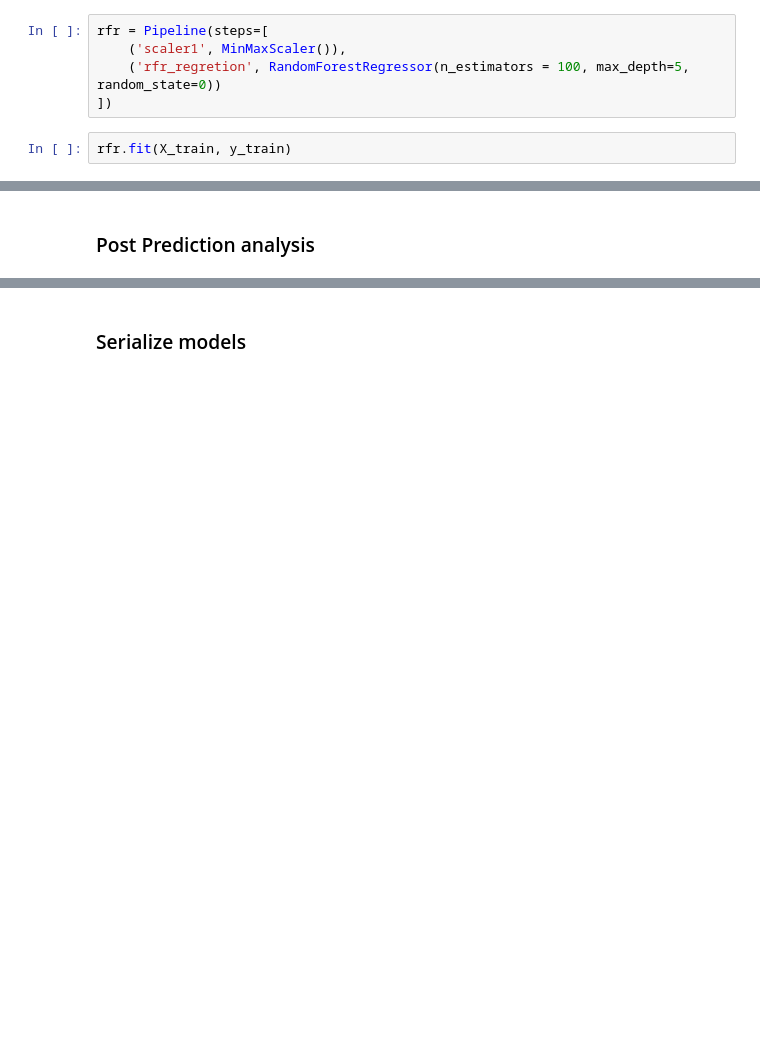
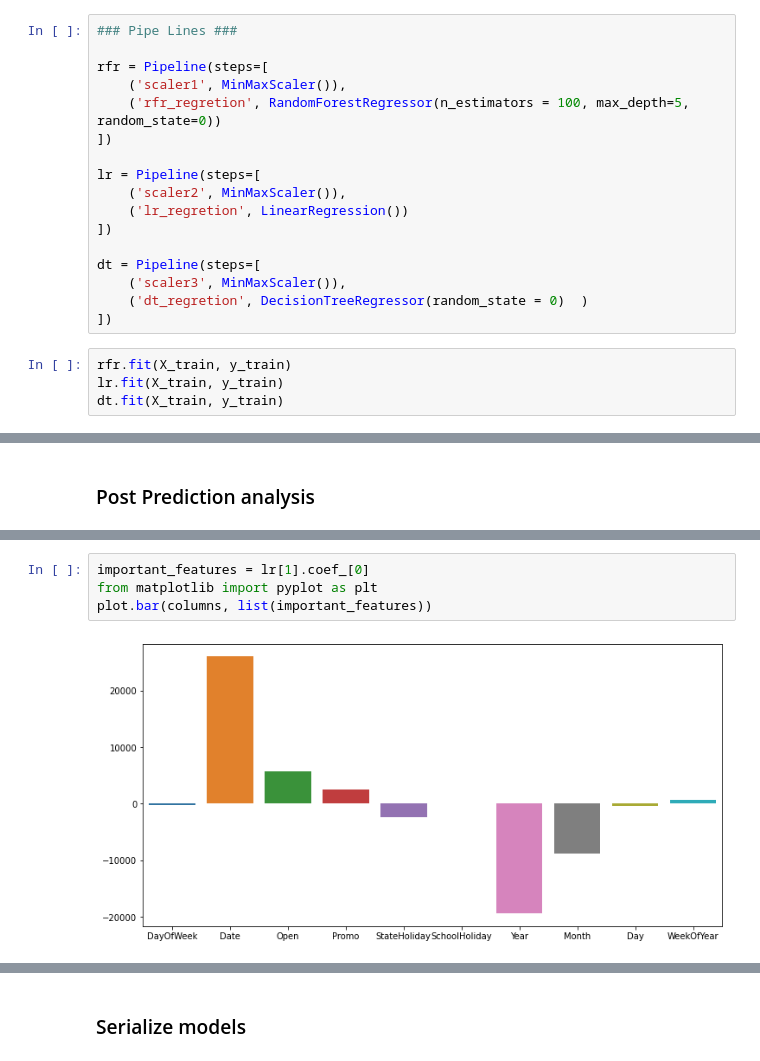
Before and after one commit to NatnaelSisay/Rossmann-Pharmaceuticals-Sales-Prediction, a Jupyter notebook: notebooks/Predict store sales.ipynb, the cells around one changed output, grey strips where cells are left out. Saved outputs shown, nothing was run; the diff lists cells and outputs as text; blank space fills up the shorter version.

```diff
--- a/notebooks/Predict store sales.ipynb
+++ b/notebooks/Predict store sales.ipynb
@@ -127,10 +132,24 @@ y = sample_train[['Sales']]
 
 X_train, X_test, y_train, y_test = train_test_split(x, y,test_size=0.2)
 # %%
+### Pipe Lines ###
+
 rfr = Pipeline(steps=[
     ('scaler1', MinMaxScaler()),
     ('rfr_regretion', RandomForestRegressor(n_estimators = 100, max_depth=5, random_state=0))
 ])
+
+lr = Pipeline(steps=[
+    ('scaler2', MinMaxScaler()),
+    ('lr_regretion', LinearRegression())
+])
+
+dt = Pipeline(steps=[
+    ('scaler3', MinMaxScaler()),
+    ('dt_regretion', DecisionTreeRegressor(random_state = 0)  )
+])
 # %%
 rfr.fit(X_train, y_train)
+lr.fit(X_train, y_train)
+dt.fit(X_train, y_train)
 # %% [output]
@@ -162,0 +199,6 @@ plot.bar(columns, important_features)
+# %%
+important_features = lr[1].coef_[0]
+from matplotlib import pyplot as plt
+plot.bar(columns, list(important_features))
+# %% [output]
+[figure, added]
```
Also changed, not shown: parts of 12 cells of this notebook, 5 other files.
